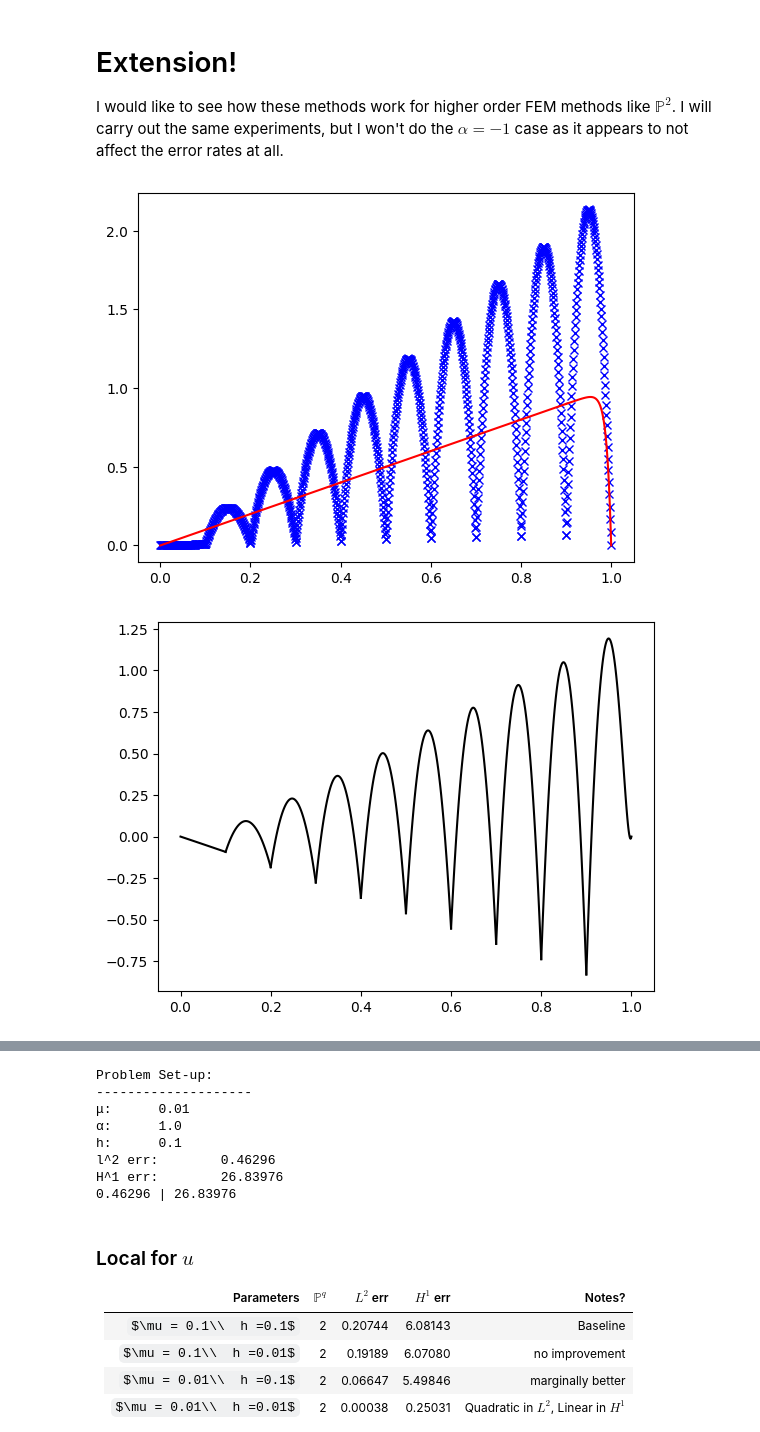
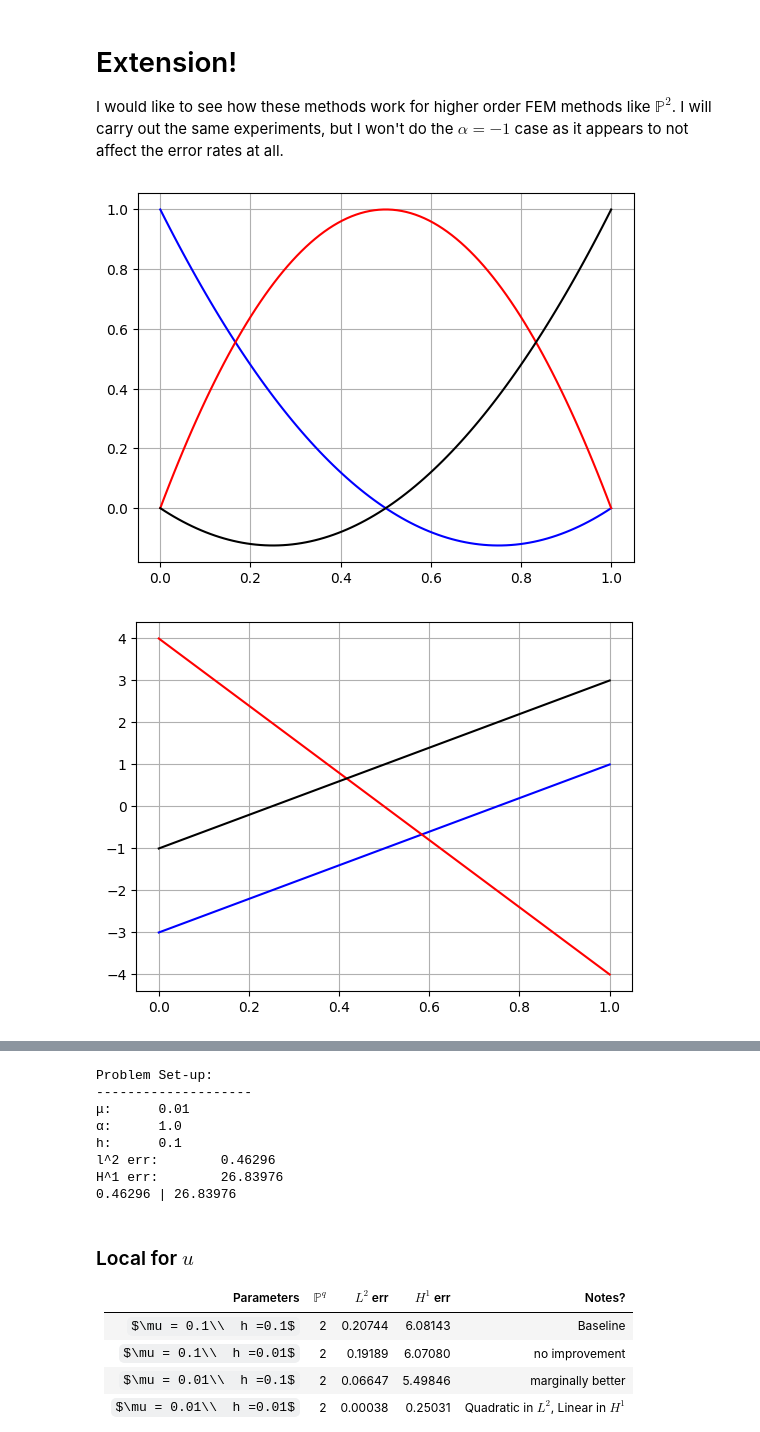
Before and after one commit to mtscott/math572, a Jupyter notebook: homework/math572hw2.ipynb, the cells around one changed output, grey strips where cells are left out. Cells and saved outputs as stored; diff of their text form; code cells hidden in the pictures; some formulas as TeX source.

```diff
--- a/homework/math572hw2.ipynb
+++ b/homework/math572hw2.ipynb
@@ -769,17 +773,17 @@ def plot_error_du(x,q,wg,xhg,u):
 """
 MAIN
 """
-# x = np.linspace(0,1,100)
-# plt.plot(x,phi02(x),'b')
-# plt.plot(x,phi12(x),'r')
-# plt.plot(x,phi22(x),'k')
-# plt.grid()
-# plt.show()
-# plt.plot(x,dphi02(x),'b')
-# plt.plot(x,dphi12(x),'r')
-# plt.plot(x,dphi22(x),'k')
-# plt.grid()
-# plt.show()
+x = np.linspace(0,1,100)
+plt.plot(x,phi02(x),'b')
+plt.plot(x,phi12(x),'r')
+plt.plot(x,phi22(x),'k')
+plt.grid()
+plt.show()
+plt.plot(x,dphi02(x),'b')
+plt.plot(x,dphi12(x),'r')
+plt.plot(x,dphi22(x),'k')
+plt.grid()
+plt.show()
 
 #plt.plot(x,phi03(x))
 #lt.plot(x,phi13(x))
@@ -861,32 +865,32 @@ plt.show()
 rho = sp.linalg.spsolve(A, rhs)
 u = rho * np.exp(our_alpha*x/our_mu)
 
 # POSTPROCESSING
 # Error computing
 q = 100 # quotient fine/coarse
 xx = np.linspace(0,1,q*N+1)
 uu, duu = exact(xx)
 
 el2, eh1 = error_h1l2(x,wg,xhg,u)
 
 el2, eh1 = error_h1l2(x,wg,xhg,u)
 
 
 plot_fine_u(x,q,wg,xhg,u)
 plot_error_u(x,q,wg,xhg,u)
 
 plot_fine_du(x,q,wg,xhg,u)
 plot_error_du(x,q,wg,xhg,u)
 
 print('Problem Set-up:')
 print('-'*20)
 print(f"\u03BC:\t{our_mu}")
 print(f"\u03B1:\t{our_alpha}")
 print(f"h:\t{h}")
 print(f"l^2 err:\t{el2:.5f}")
 print(f"H^1 err:\t{eh1:.5f}")
 
 print(f"{el2:.5f} | {eh1:.5f}")
 # %% [output]
-[figure, old version]
+[figure, new version]
-[figure, old version]
+[figure, new version]
```
Also changed, not shown: parts of 3 cells of this notebook.
